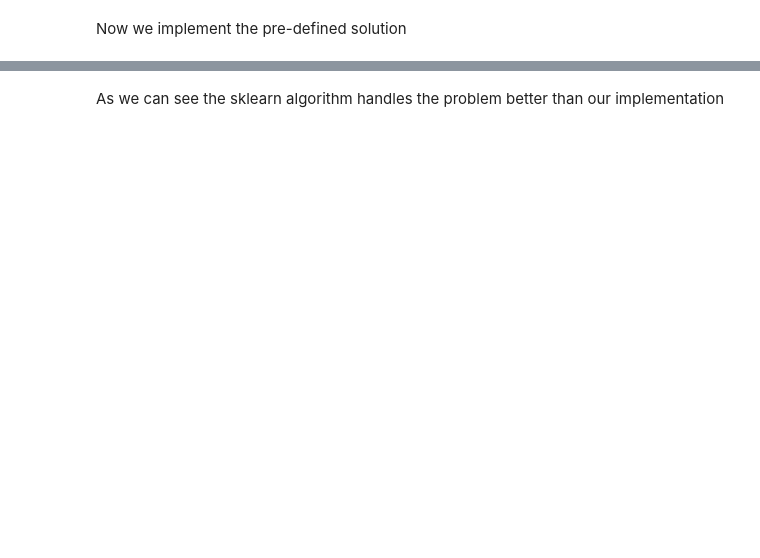
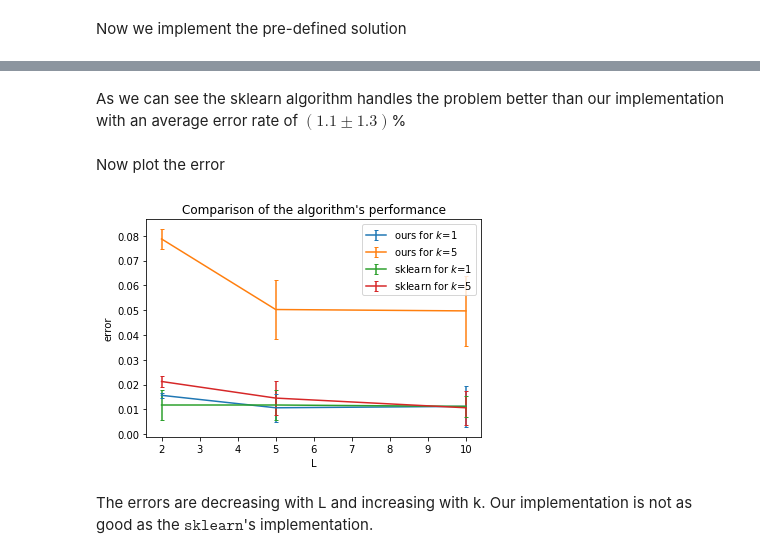
Before and after one commit to ml4cdeca/FundamentalsOfMachineLearning, a Jupyter notebook: blatt2/nearest-neighbor.ipynb, the cells around one changed output, grey strips where cells are left out. Cells and saved outputs as stored; diff of their text form; code cells hidden in the pictures; blank space fills up the shorter version.

```diff
--- a/blatt2/nearest-neighbor.ipynb
+++ b/blatt2/nearest-neighbor.ipynb
@@ -179,7 +194,8 @@ skcross_val(subX_all,suby_all,10,5)
 # %% [markdown]
-As we can see the sklearn algorithm handles the problem better than our implementation
+As we can see the sklearn algorithm handles the problem better than our implementation with an average error rate of $(1.1\pm 1.3)$%
 # %%
 #calculate the error and std for L=2,5,10 and for k=1,5 for both algorithms
+Error,delError=[],[]
 for algorithm in [cross_val,skcross_val]:
     for k in [1,5]:
         error,delErr=[],[]
@@ -187,9 +203,19 @@ for algorithm in [cross_val,skcross_val]:
             e,d=algorithm(X_all,y_all,L,k)
             error.append(e)
             delErr.append(d)
-        plt.errorbar([2,5,10],err,yerr=delErr,capsize=2,label='%s for $k=%i'%(['ours','sklearn'],k))
-plt.title("Comparison of the algorithm's performance")
-plt.xlabel('L')
-plt.ylabel('error')
-plt.legend()
-plt.show()
+        Error.append(error)
+        delError.append(delErr)
+# %% [markdown]
+Now plot the error
+# %%
+for i in range(4):
+    plt.errorbar([2,5,10],Error[i],yerr=delError[i],capsize=2,label='%s for $k$=%i'%(['ours','sklearn'][i//2],[1,5][i%2]))
+plt.title("Comparison of the algorithm's performance")
+plt.xlabel('L')
+plt.ylabel('error')
+plt.legend()
+plt.show()
+# %% [output]
+[figure, added]
+# %% [markdown]
+The errors are decreasing with L and increasing with k. Our implementation is not as good as the $\texttt{sklearn}$'s implementation.
```
Also changed, not shown: parts of 10 cells of this notebook.
